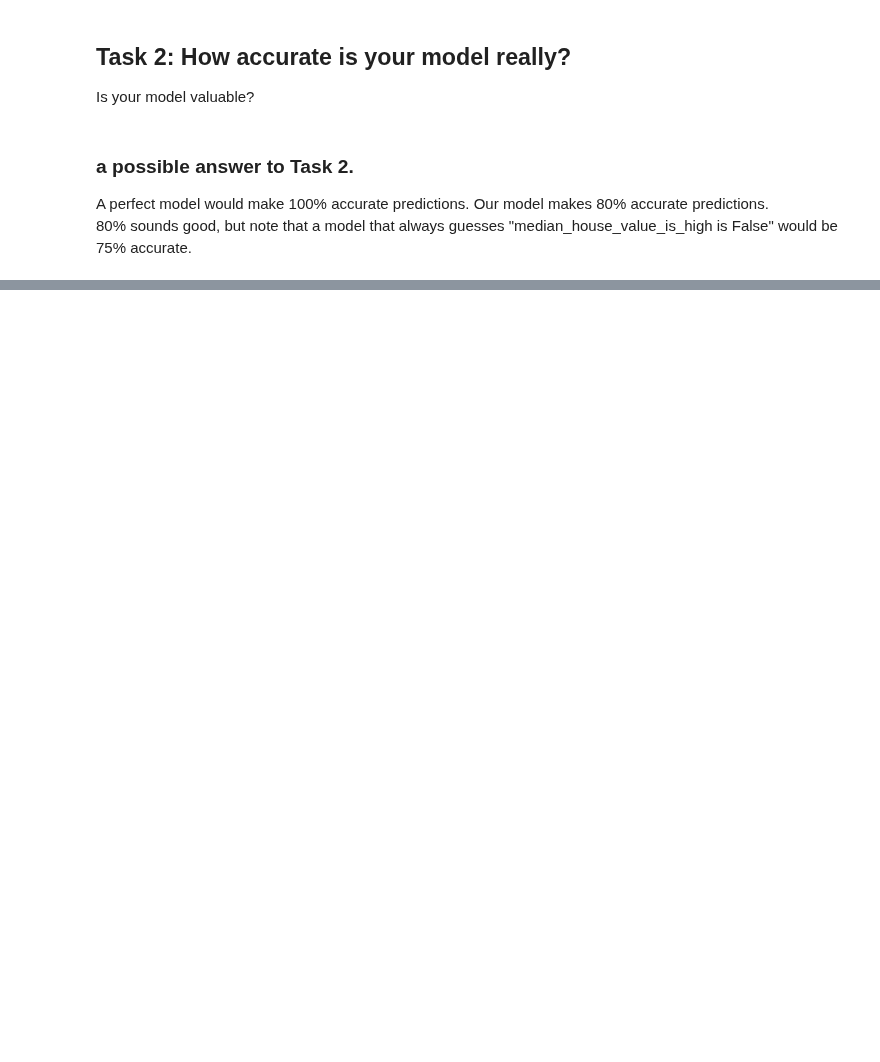
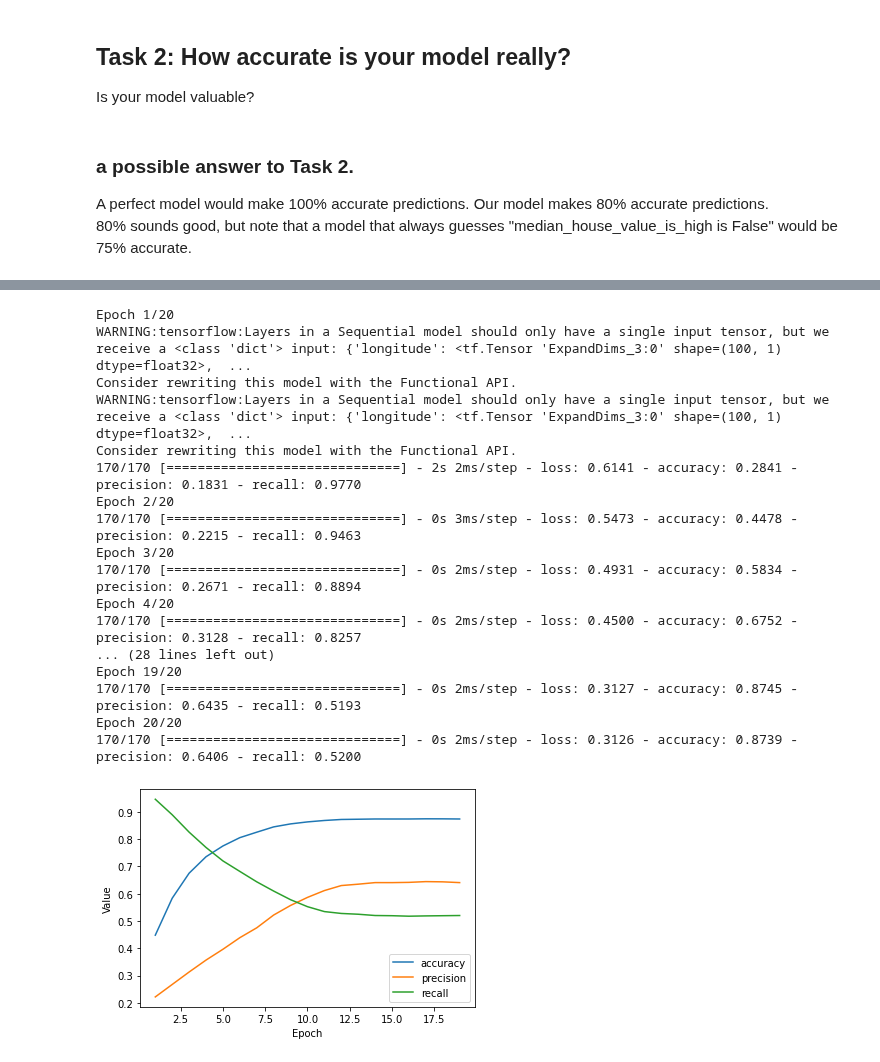
Before and after one commit to fasthill/google-ML-crash-course, a Jupyter notebook: binary classification.ipynb, the cells around one changed output, grey strips where cells are left out. Saved outputs shown, nothing was run; the diff lists cells and outputs as text; code cells hidden in the pictures; blank space fills up the shorter version.

Commit message:
change threshold, add precision, recall, auc

```diff
--- a/binary classification.ipynb
+++ b/binary classification.ipynb
@@ -254,0 +259,43 @@ A perfect model would make 100% accurate predictions.  Our model makes 80% accur
+# %%
+# The following variables are the hyperparameters.
+learning_rate = 0.001
+epochs = 20
+batch_size = 100
+classification_threshold = 0.35
+label_name = 'median_house_value_is_high'
+
+# Modify the following definition of METRICS to generate not only accuracy and precision, but also recall.
+METRICS = [
+    tf.keras.metrics.BinaryAccuracy(name='accuracy', threshold=classification_threshold),
+    tf.keras.metrics.Precision(thresholds=classification_threshold, name='precision'),
+    tf.keras.metrics.Recall(thresholds=classification_threshold, name="recall"),
+]
+
+# Establish the model's topography
+my_model = create_model(learning_rate, feature_layer, METRICS)
+
+# Train the model on the training set
+epochs, hist = train_model(my_model, train_df_norm, epochs, label_name, batch_size)
+
+# Plot metrics vs. epoch
+list_of_metrics_to_plot = ['accuracy', 'precision', 'recall']
+plot_curve(epochs, hist, list_of_metrics_to_plot)
+# %% [output]
+Epoch 1/20
+WARNING:tensorflow:Layers in a Sequential model should only have a single input tensor, but we receive a <class 'dict'> input: {'longitude': <tf.Tensor 'ExpandDims_3:0' shape=(100, 1) dtype=float32>,  ...
+Consider rewriting this model with the Functional API.
+WARNING:tensorflow:Layers in a Sequential model should only have a single input tensor, but we receive a <class 'dict'> input: {'longitude': <tf.Tensor 'ExpandDims_3:0' shape=(100, 1) dtype=float32>,  ...
+Consider rewriting this model with the Functional API.
+170/170 [==============================] - 2s 2ms/step - loss: 0.6141 - accuracy: 0.2841 - precision: 0.1831 - recall: 0.9770
+Epoch 2/20
+170/170 [==============================] - 0s 3ms/step - loss: 0.5473 - accuracy: 0.4478 - precision: 0.2215 - recall: 0.9463
+Epoch 3/20
+170/170 [==============================] - 0s 2ms/step - loss: 0.4931 - accuracy: 0.5834 - precision: 0.2671 - recall: 0.8894
+Epoch 4/20
+170/170 [==============================] - 0s 2ms/step - loss: 0.4500 - accuracy: 0.6752 - precision: 0.3128 - recall: 0.8257
+... (28 lines left out)
+Epoch 19/20
+170/170 [==============================] - 0s 2ms/step - loss: 0.3127 - accuracy: 0.8745 - precision: 0.6435 - recall: 0.5193
+Epoch 20/20
+170/170 [==============================] - 0s 2ms/step - loss: 0.3126 - accuracy: 0.8739 - precision: 0.6406 - recall: 0.5200
+[figure, added]
```
Also changed, not shown: parts of 13 cells of this notebook.
